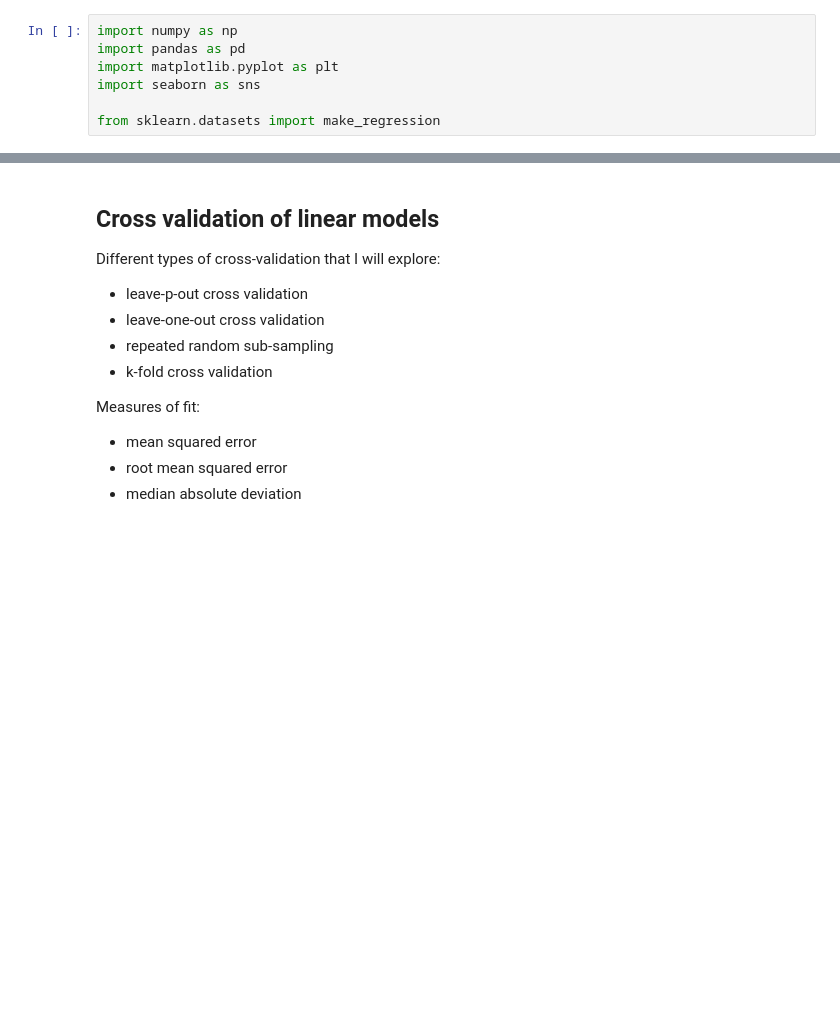
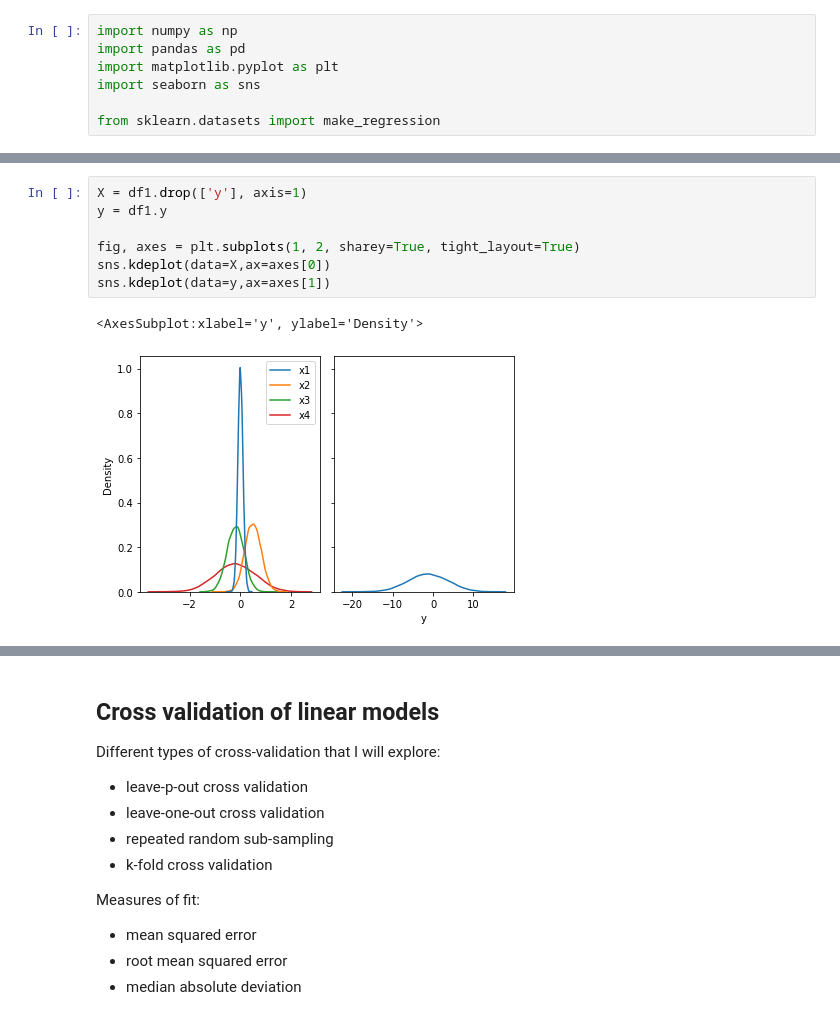
Before and after one commit to polinabee/stats-playground, a Jupyter notebook: stats_project.ipynb, the cells around one changed output, grey strips where cells are left out. Drawn from its saved outputs; the diff is of its cells as text; blank space fills up the shorter version.

```diff
--- a/stats_project.ipynb
+++ b/stats_project.ipynb
@@ -51,3 +46,13 @@ y = df1.y
+# %%
+X = df1.drop(['y'], axis=1)
+y = df1.y
+
+fig, axes = plt.subplots(1, 2, sharey=True, tight_layout=True)
+sns.kdeplot(data=X,ax=axes[0])
+sns.kdeplot(data=y,ax=axes[1])
+# %% [output]
+<AxesSubplot:xlabel='y', ylabel='Density'>
+[figure, added]
 # %%
 plt.figure(figsize=(15,10))
 for i in range(1,5):
```
Also changed, not shown: parts of 19 cells of this notebook.
